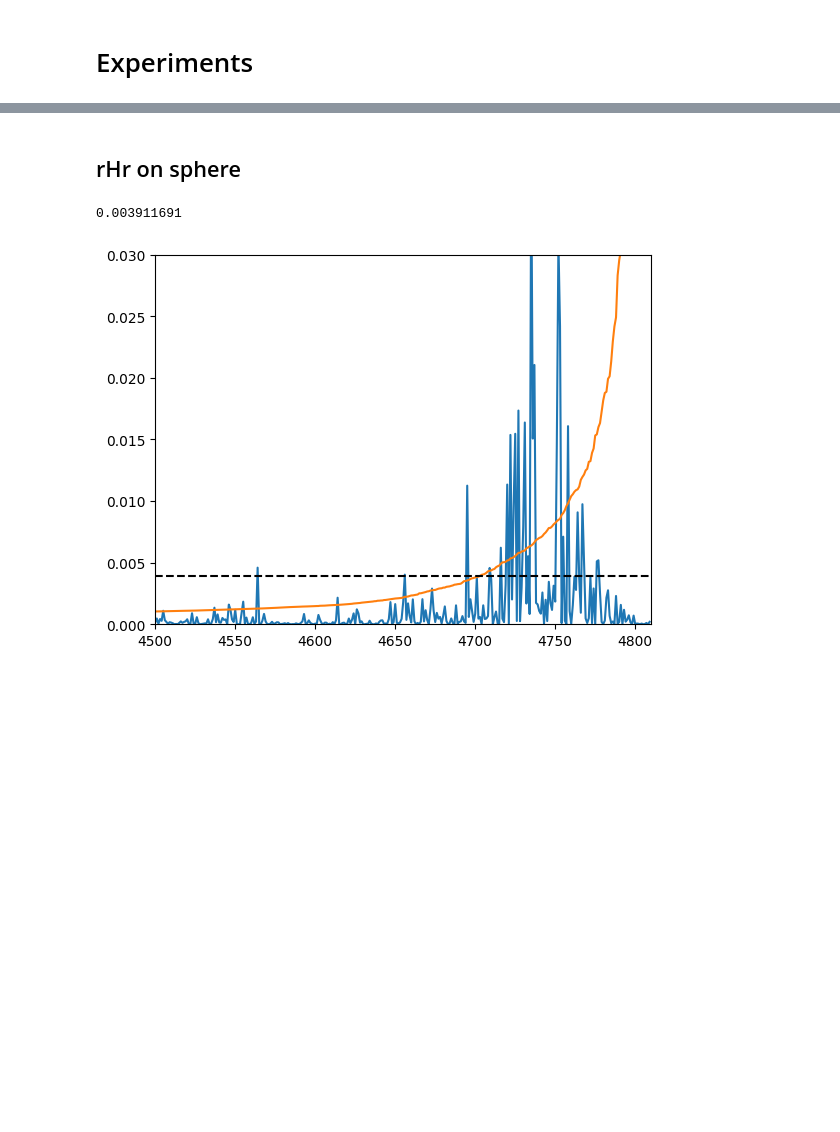
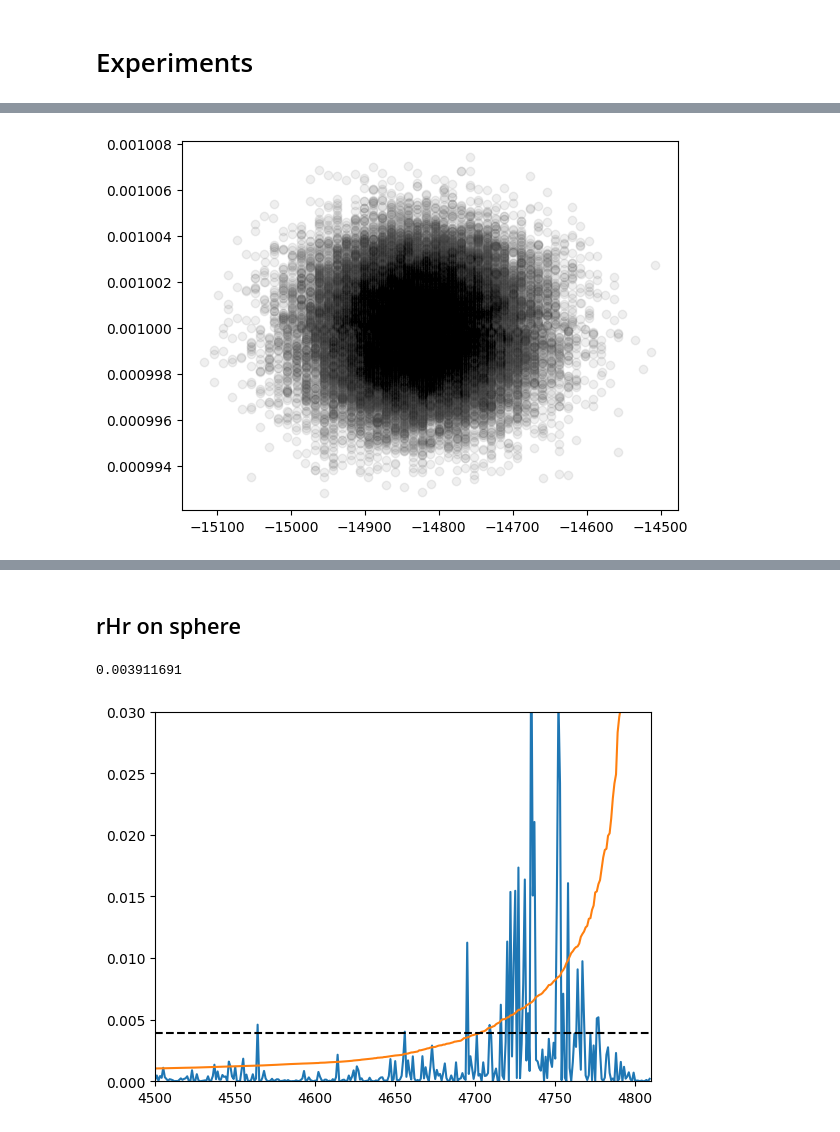
Before and after one commit to EleutherAI/basin-volume, a Jupyter notebook: basin_precondition.ipynb, the cells around one changed output, grey strips where cells are left out. Drawn from its saved outputs; the diff is of its cells as text; code cells hidden in the pictures; blank space fills up the shorter version.

```diff
--- a/basin_precondition.ipynb
+++ b/basin_precondition.ipynb
@@ -471,0 +591,22 @@ def get_estimates_sphere(n, preconditioner=eye, fn=None, params=final_params, sh
+# %%
+v = final_params.raveled
+# %%
+r = unit(v)
+
+# evalsP, evecsP = jnp.linalg.eigh(eye - jnp.outer(r, r))
+# M = evecsP[:, 1:]
+
+u = eye[0] - r
+u = unit(u)
+hou = eye - 2 * jnp.outer(u, u)
+M = hou[:, 1:]
+
+Htan = M.T @ H @ M
+evalsHtan, evecsHtan = jnp.linalg.eigh(Htan)
+# %%
+p = 1 / (jnp.sqrt(jnp.abs(evalsHtan)) + 1e-3)
+logp = jnp.log(p)
+logp_norm = logp - jnp.mean(logp)
+p = jnp.exp(logp_norm)
+Ptan = jnp.einsum('ij,j->ij', evecsHtan, p)
+P = M @ Ptan
@@ -471,0 +698,9 @@ def get_estimates_sphere(n, preconditioner=eye, fn=None, params=final_params, sh
+# %%
+results_p = get_estimates_sphere_vectorized(30_000, P)
+# %%
+estimates, props, mults, deltas = results_p
+plt.scatter(estimates, deltas, alpha=0.1, color='grey')
+plt.scatter(estimates, deltas, alpha=0.01, color='k')
+plt.show()
+# %% [output]
+[figure, added]
```
Also changed, not shown: parts of 49 cells of this notebook.
